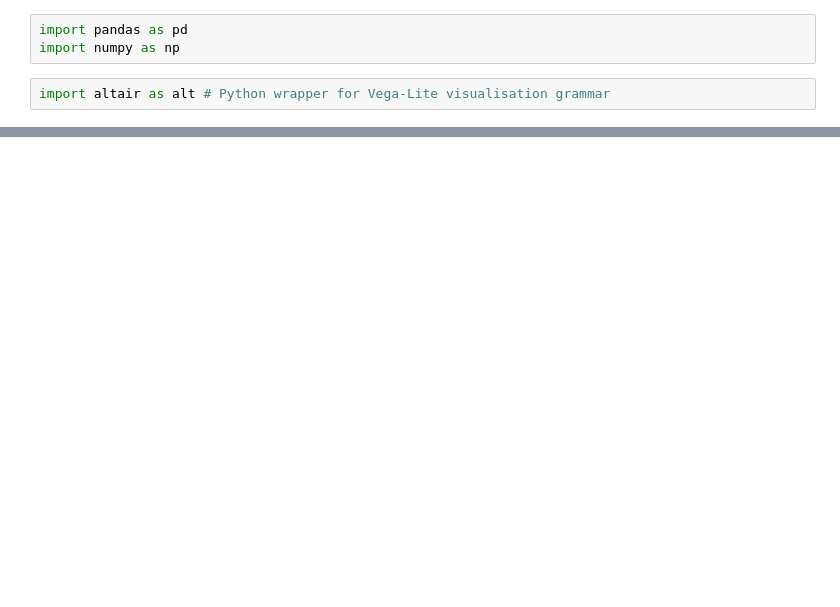
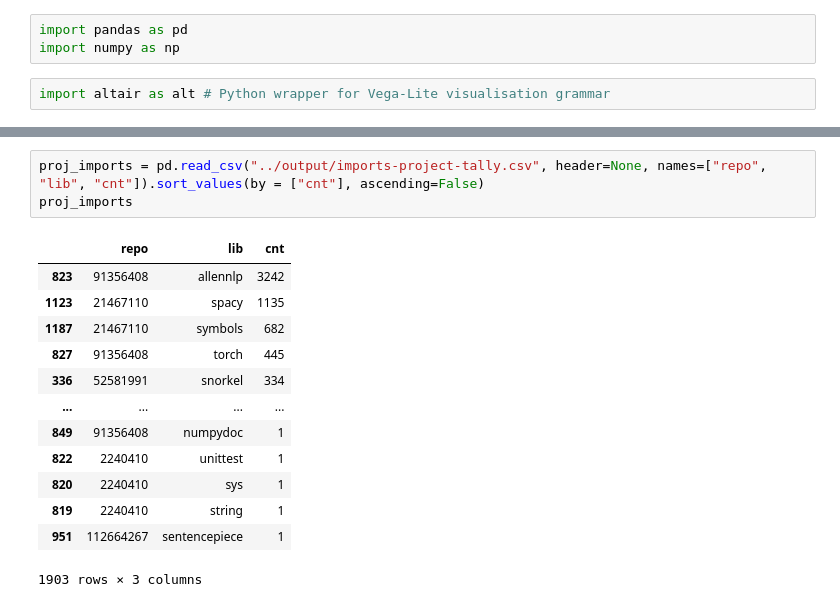
Before and after one commit to a2i2/mining-data-science-repositories, a Jupyter notebook: notebooks/analyse_imports.ipynb, the cells around one changed output, grey strips where cells are left out. Drawn from its saved outputs; the diff is of its cells as text; blank space fills up the shorter version.

```diff
--- a/notebooks/analyse_imports.ipynb
+++ b/notebooks/analyse_imports.ipynb
@@ -5,0 +32,17 @@ import altair as alt # Python wrapper for Vega-Lite visualisation grammar
+# %%
+proj_imports = pd.read_csv("../output/imports-project-tally.csv", header=None, names=["repo", "lib", "cnt"]).sort_values(by = ["cnt"], ascending=False)
+proj_imports
+# %% [output]
+|  | repo | lib | cnt |
+| 823 | 91356408 | allennlp | 3242 |
+| 1123 | 21467110 | spacy | 1135 |
+| 1187 | 21467110 | symbols | 682 |
+| 827 | 91356408 | torch | 445 |
+| 336 | 52581991 | snorkel | 334 |
+| ... | ... | ... | ... |
+| 849 | 91356408 | numpydoc | 1 |
+| 822 | 2240410 | unittest | 1 |
+| 820 | 2240410 | sys | 1 |
+| 819 | 2240410 | string | 1 |
+| 951 | 112664267 | sentencepiece | 1 |
+1903 rows × 3 columns
```
Also changed, not shown: parts of 24 cells of this notebook, 20 other files.
